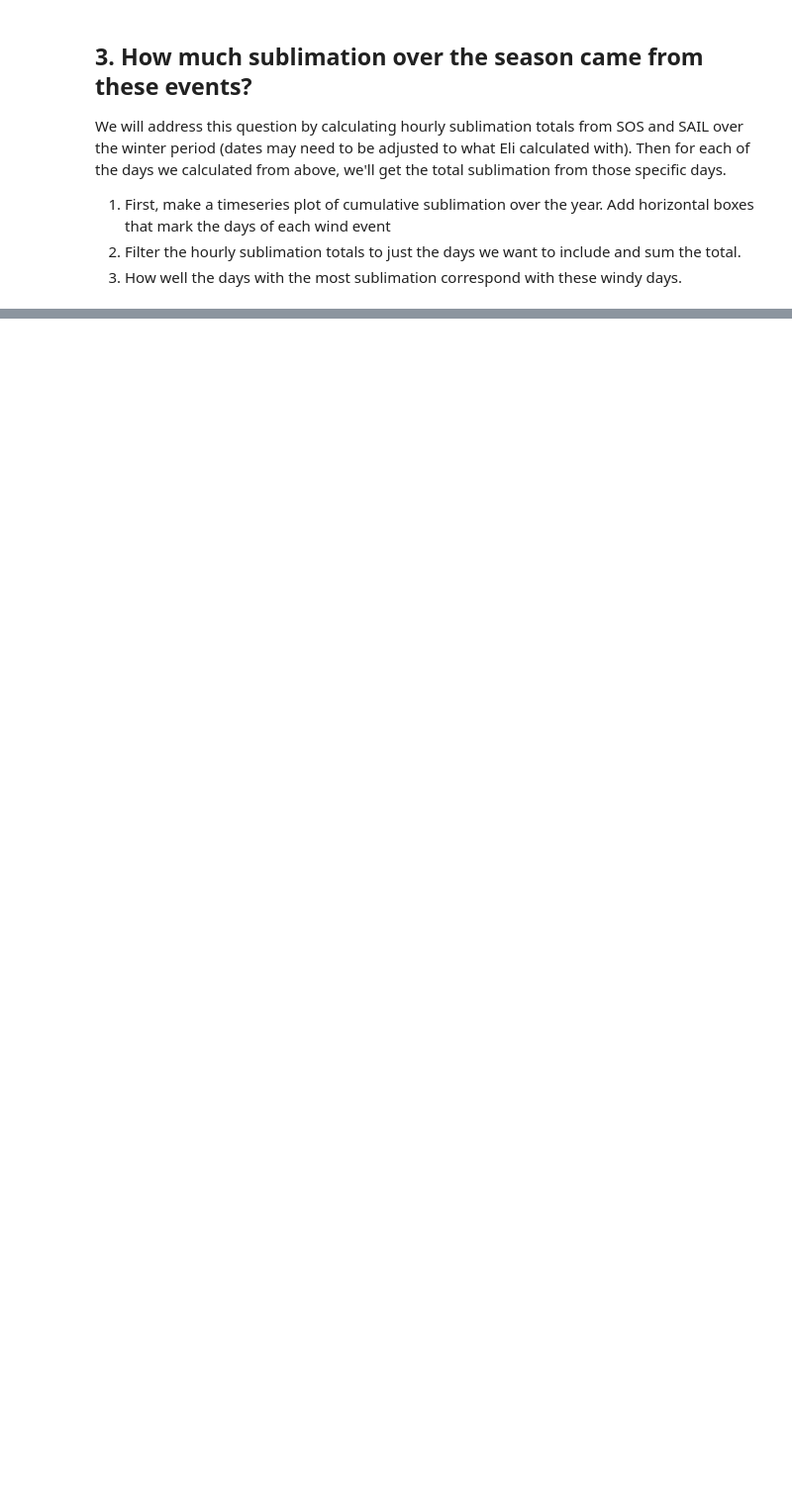
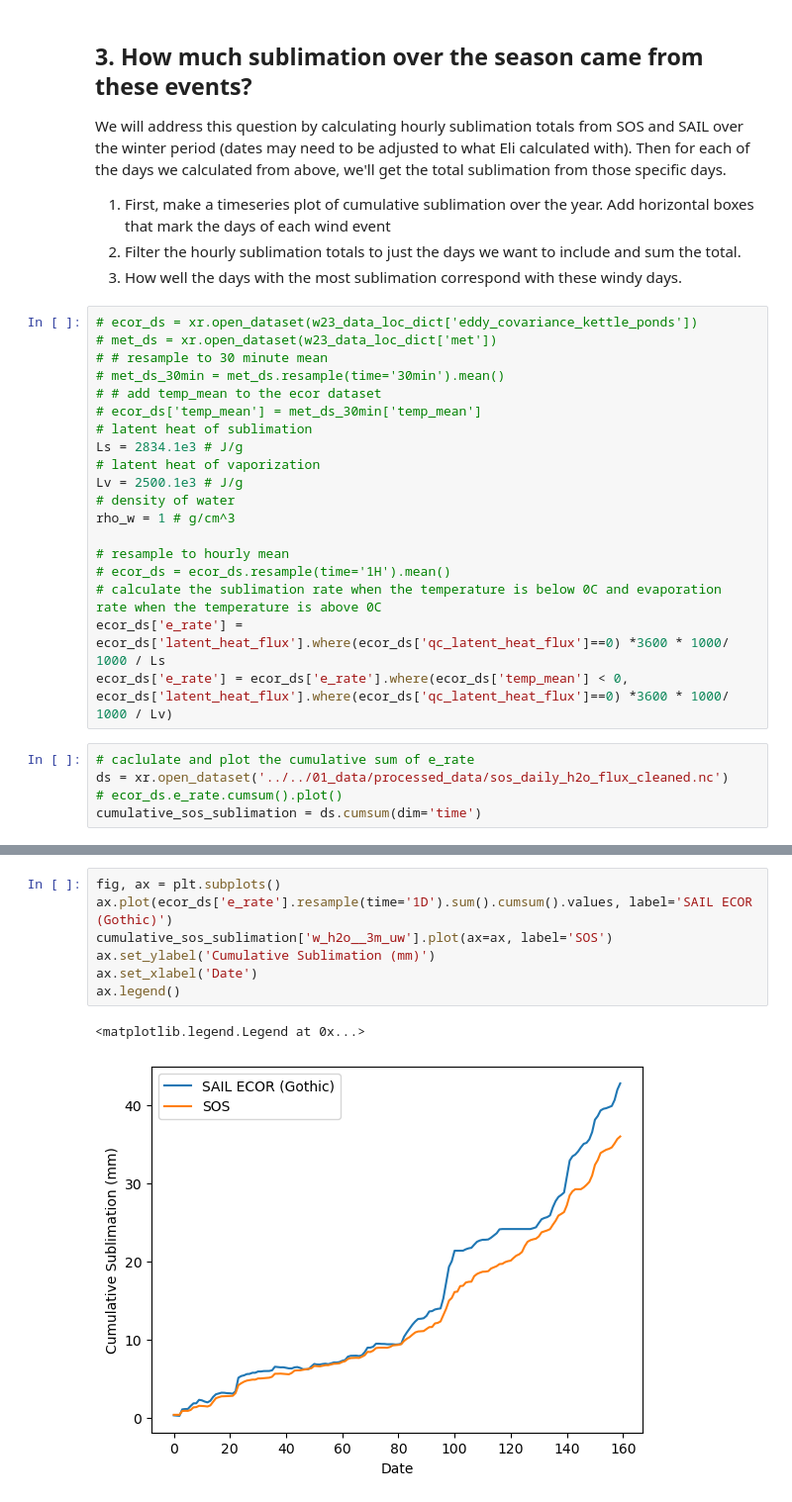
Before and after one commit to dlhogan97/Synoptic-Sublimation, a Jupyter notebook: 02_analysis/data_exploration/03_winter_21_23_SAIL_wind_events.ipynb, the cells around one changed output, grey strips where cells are left out. Shown at 99% size. Cells and saved outputs as stored; diff of their text form; blank space fills up the shorter version.

```diff
--- a/02_analysis/data_exploration/03_winter_21_23_SAIL_wind_events.ipynb
+++ b/02_analysis/data_exploration/03_winter_21_23_SAIL_wind_events.ipynb
@@ -357,3 +668,27 @@ We will address this question by calculating hourly sublimation totals from SOS
 1) First, make a timeseries plot of cumulative sublimation over the year. Add horizontal boxes that mark the days of each wind event
 2) Filter the hourly sublimation totals to just the days we want to include and sum the total.
 3) How well the days with the most sublimation correspond with these windy days.
+# %%
+# ecor_ds = xr.open_dataset(w23_data_loc_dict['eddy_covariance_kettle_ponds'])
+# met_ds = xr.open_dataset(w23_data_loc_dict['met'])
+# # resample to 30 minute mean
+# met_ds_30min = met_ds.resample(time='30min').mean()
+# # add temp_mean to the ecor dataset
+# ecor_ds['temp_mean'] = met_ds_30min['temp_mean']
+# latent heat of sublimation
+Ls = 2834.1e3 # J/g
+# latent heat of vaporization
+Lv = 2500.1e3 # J/g
+# density of water
+rho_w = 1 # g/cm^3
+
+# resample to hourly mean
+# ecor_ds = ecor_ds.resample(time='1H').mean()
+# calculate the sublimation rate when the temperature is below 0C and evaporation rate when the temperature is above 0C
+ecor_ds['e_rate'] = ecor_ds['latent_heat_flux'].where(ecor_ds['qc_latent_heat_flux']==0) *3600 * 1000/ 1000 / Ls
+ecor_ds['e_rate'] = ecor_ds['e_rate'].where(ecor_ds['temp_mean'] < 0, ecor_ds['latent_heat_flux'].where(ecor_ds['qc_latent_heat_flux']==0) *3600 * 1000/ 1000 / Lv)
+# %%
+# caclulate and plot the cumulative sum of e_rate
+ds = xr.open_dataset('../../01_data/processed_data/sos_daily_h2o_flux_cleaned.nc')
+# ecor_ds.e_rate.cumsum().plot()
+cumulative_sos_sublimation = ds.cumsum(dim='time')
@@ -359,0 +712,10 @@ We will address this question by calculating hourly sublimation totals from SOS
+# %%
+fig, ax = plt.subplots()
+ax.plot(ecor_ds['e_rate'].resample(time='1D').sum().cumsum().values, label='SAIL ECOR (Gothic)')
+cumulative_sos_sublimation['w_h2o__3m_uw'].plot(ax=ax, label='SOS')
+ax.set_ylabel('Cumulative Sublimation (mm)')
+ax.set_xlabel('Date')
+ax.legend()
+# %% [output]
+<matplotlib.legend.Legend at 0x...>
+[figure, added]
```
Also changed, not shown: parts of 25 cells of this notebook, 8 other files.
